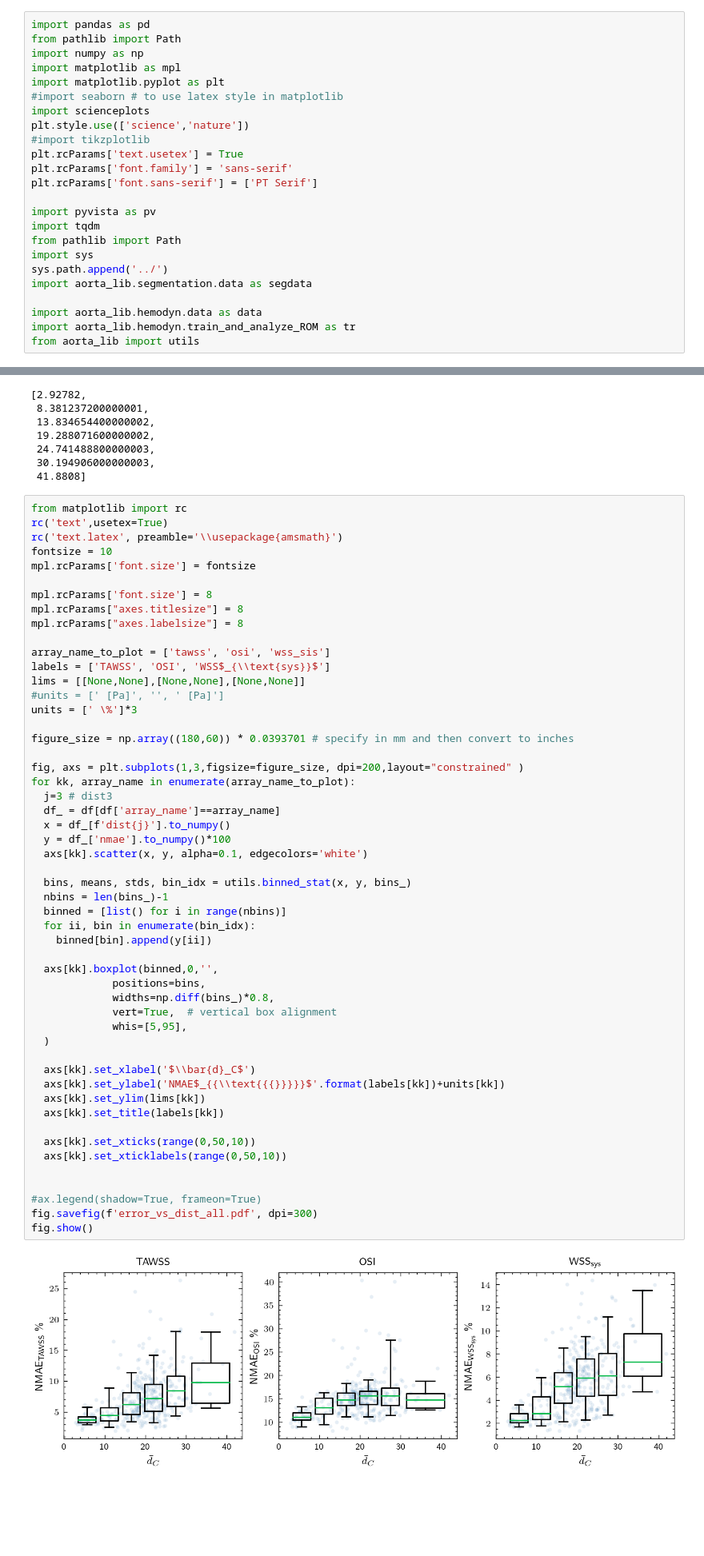
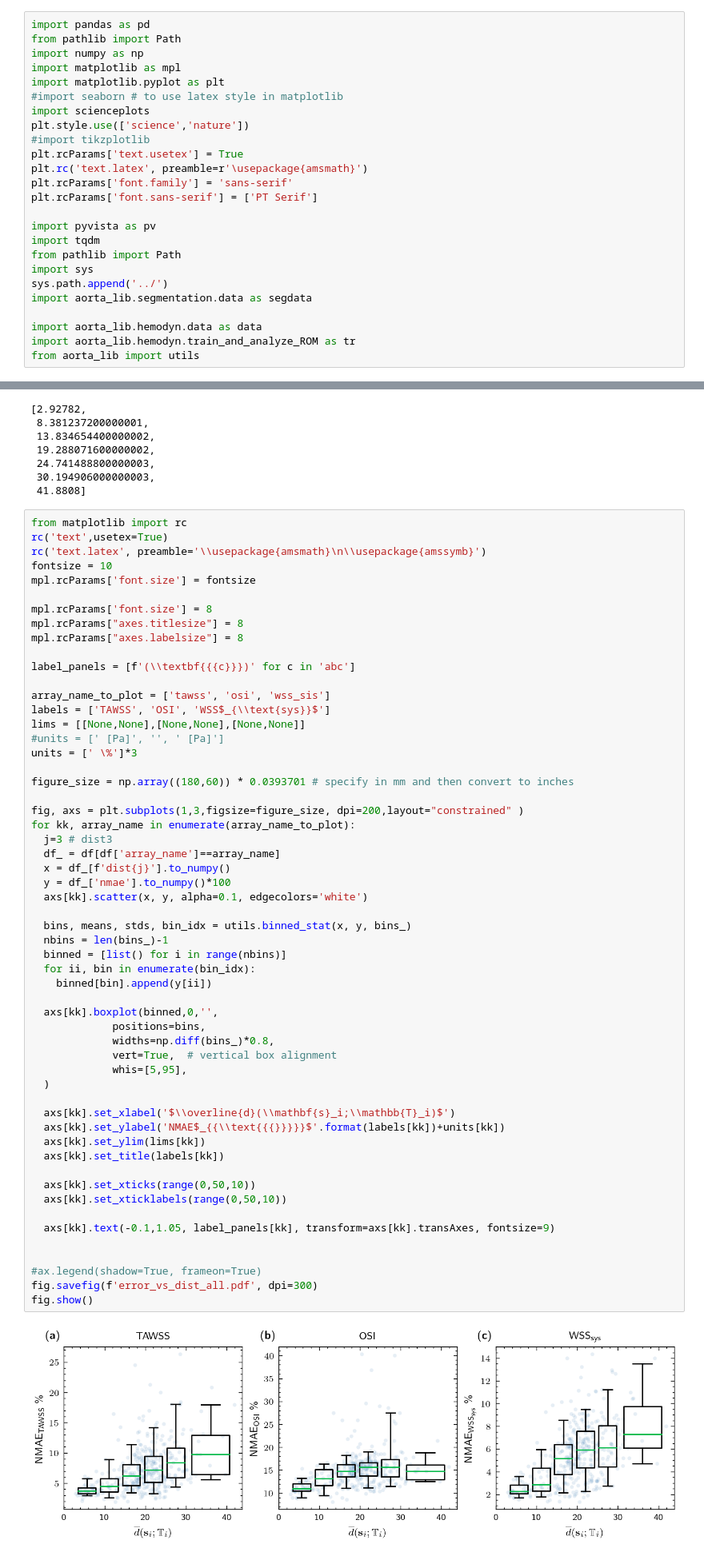
Before and after one commit to scarpma/aorta_lib, a Jupyter notebook: examples/test.ipynb, the cells around one changed output, grey strips where cells are left out. Shown at 80% size. Drawn from its saved outputs; the diff is of its cells as text; blank space fills up the shorter version.

```diff
--- a/examples/test.ipynb
+++ b/examples/test.ipynb
@@ -9,6 +9,7 @@ import scienceplots
 plt.style.use(['science','nature'])
 #import tikzplotlib
 plt.rcParams['text.usetex'] = True
+plt.rc('text.latex', preamble=r'\usepackage{amsmath}')
 plt.rcParams['font.family'] = 'sans-serif'
 plt.rcParams['font.sans-serif'] = ['PT Serif']
 
@@ -134,13 +132,15 @@ bins_
 # %%
 from matplotlib import rc
 rc('text',usetex=True)
-rc('text.latex', preamble='\\usepackage{amsmath}')
+rc('text.latex', preamble='\\usepackage{amsmath}\n\\usepackage{amssymb}')
 fontsize = 10
 mpl.rcParams['font.size'] = fontsize
 
 mpl.rcParams['font.size'] = 8
 mpl.rcParams["axes.titlesize"] = 8
 mpl.rcParams["axes.labelsize"] = 8
+
+label_panels = [f'(\\textbf{{{c}}})' for c in 'abc']
 
 array_name_to_plot = ['tawss', 'osi', 'wss_sis']
 labels = ['TAWSS', 'OSI', 'WSS$_{\\text{sys}}$']
@@ -156,35 +156,37 @@ for kk, array_name in enumerate(array_name_to_plot):
   df_ = df[df['array_name']==array_name]
   x = df_[f'dist{j}'].to_numpy()
   y = df_['nmae'].to_numpy()*100
   axs[kk].scatter(x, y, alpha=0.1, edgecolors='white')
 
   bins, means, stds, bin_idx = utils.binned_stat(x, y, bins_)
   nbins = len(bins_)-1
   binned = [list() for i in range(nbins)]
   for ii, bin in enumerate(bin_idx):
     binned[bin].append(y[ii])
 
   axs[kk].boxplot(binned,0,'',
              positions=bins,
              widths=np.diff(bins_)*0.8,
              vert=True,  # vertical box alignment
              whis=[5,95],
   )
 
-  axs[kk].set_xlabel('$\\bar{d}_C$')
+  axs[kk].set_xlabel('$\\overline{d}(\\mathbf{s}_i;\\mathbb{T}_i)$')
   axs[kk].set_ylabel('NMAE$_{{\\text{{{}}}}}$'.format(labels[kk])+units[kk])
   axs[kk].set_ylim(lims[kk])
   axs[kk].set_title(labels[kk])
 
   axs[kk].set_xticks(range(0,50,10))
   axs[kk].set_xticklabels(range(0,50,10))
 
+  axs[kk].text(-0.1,1.05, label_panels[kk], transform=axs[kk].transAxes, fontsize=9)
+
 
 #ax.legend(shadow=True, frameon=True)
 fig.savefig(f'error_vs_dist_all.pdf', dpi=300)
 fig.show()
 # %% [output]
-[figure, old version]
+[figure, new version]
 # %%
 whole_dataset = data.read_datalist(
   '../aorta_lib/hemodyn/datasetROM_new.json', folds=range(5),
```
Also changed, not shown: parts of 2 cells of this notebook.
